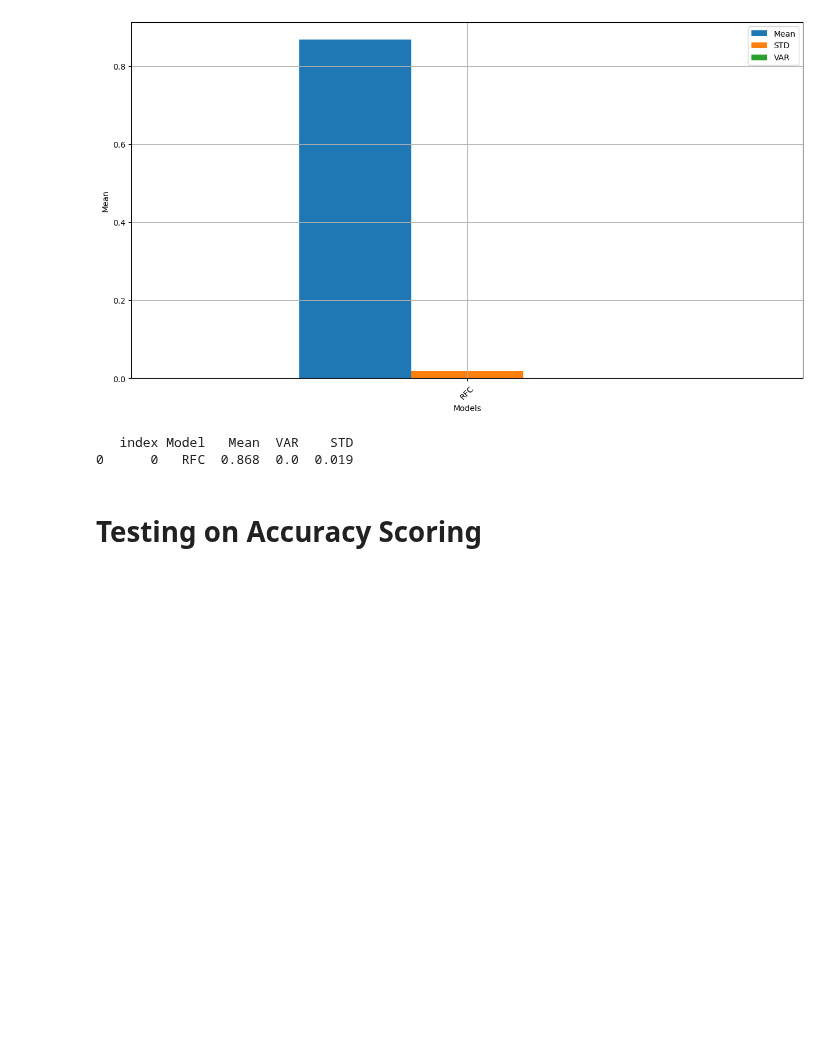
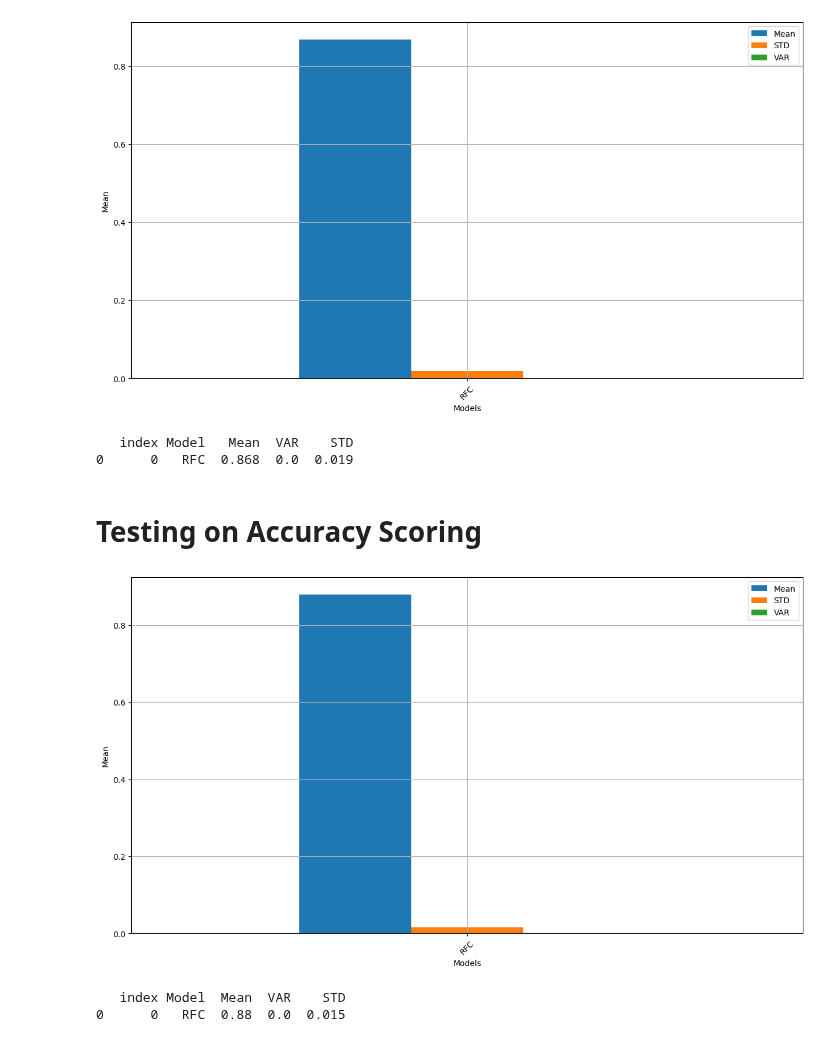
Before and after one commit to MaukanMir/Hotel-Sentiment-Analysis-Two-, a Jupyter notebook: training.ipynb, the cells around one changed output. Drawn from its saved outputs; the diff is of its cells as text; code cells hidden in the pictures; blank space fills up the shorter version.

Commit message:
added new models

```diff
--- a/training.ipynb
+++ b/training.ipynb
@@ -528,3 +561,14 @@ tested_selected_models(moedl_name, model, X_sampled, y_sampled)
 0      0   RFC  0.868  0.0  0.019
 # %% [markdown]
 # Testing on Accuracy Scoring
+# %%
+metric = make_scorer(accuracy_score)
+model = [RandomForestClassifier(
+  max_depth=None, min_samples_leaf=1, min_samples_split=2, n_estimators=200
+)]
+moedl_name = ["RFC"]
+tested_selected_models(moedl_name, model, X_sampled, y_sampled, metric=metric)
+# %% [output]
+[figure, added]
+   index Model  Mean  VAR    STD
+0      0   RFC  0.88  0.0  0.015
```
Also changed, not shown: parts of 1 cell of this notebook.
